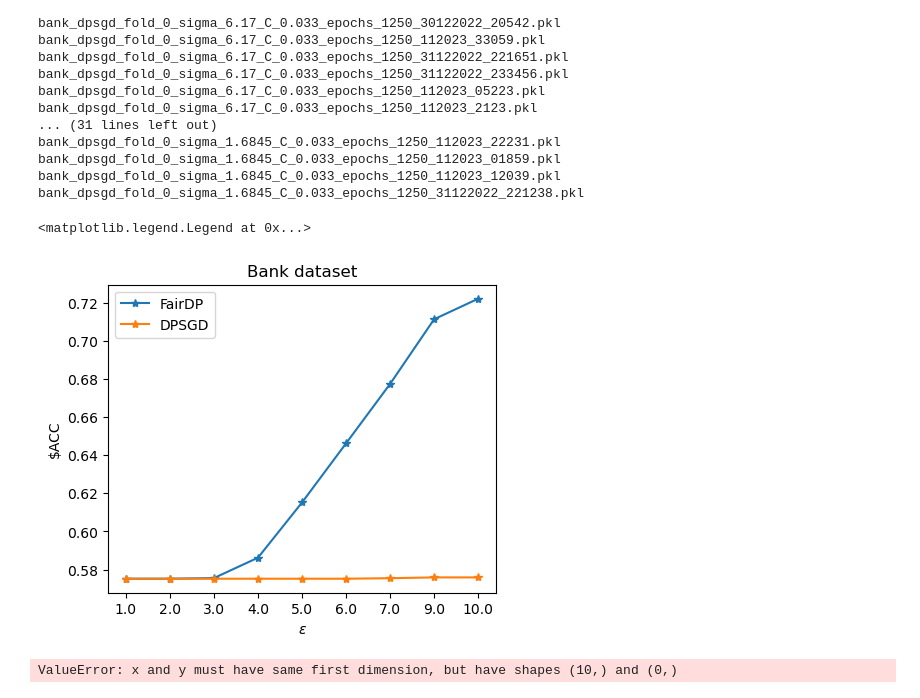
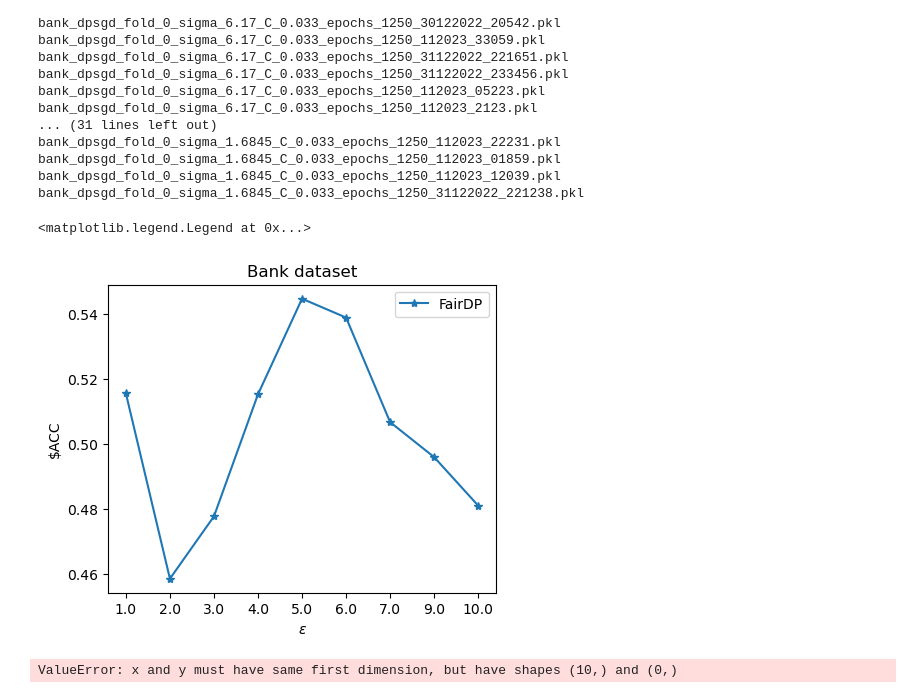
Before and after one commit to khangtran2020/FairDP, a Jupyter notebook: Error_Analysis.ipynb, the cells around one changed output. Saved outputs shown, nothing was run; the diff lists cells and outputs as text; code cells hidden in the pictures.

```diff
--- a/Error_Analysis.ipynb
+++ b/Error_Analysis.ipynb
@@ -1107,18 +1107,18 @@ plt.legend()
 noise_scale = [11.517, 6.17, 4.3384, 3.39365, 2.83, 2.44635, 2.1743, 1.8079, 1.6845]
 epsilon = [1.0, 2.0, 3.0, 4.0, 5.0, 6.0, 7.0, 9.0, 10.0]
 # %%
-performance_fairdp = []
-for ns in noise_scale:
+performance_func = []
+for eps in epsilon:
     num_file = 0
     test_acc = 0
     for i, file in enumerate(file_name):
-        if ('bank_' in file) and ('sigma_{}'.format(ns) in file) and ('fairdp_track' in file):
+        if ('bank_' in file) and ('eps_{}'.format(eps) in file) and ('submode_func' in file):
             # print(file)
             with open('{}{}'.format(file_path,file), 'rb') as f:
                 res = pickle.load(f)
                 test_acc += res['test_history_acc'][-1]
                 num_file += 1
-    performance_fairdp.append(test_acc/num_file)
+    performance_func.append(test_acc/num_file)
 
 performance_dpsgd = []
 for ns in noise_scale:
@@ -1177,19 +1177,18 @@ bank_dpsgd_fold_0_sigma_1.6845_C_0.033_epochs_1250_112023_01859.pkl
 bank_dpsgd_fold_0_sigma_1.6845_C_0.033_epochs_1250_112023_12039.pkl
 bank_dpsgd_fold_0_sigma_1.6845_C_0.033_epochs_1250_31122022_221238.pkl
 # %%
-plt.plot(range(len(epsilon)), performance_fairdp, '-*', label = 'FairDP')
-plt.plot(range(len(epsilon)), performance_dpsgd, '-*', label = 'DPSGD')
+plt.plot(range(len(epsilon)), performance_func, '-*', label = 'FairDP')
 # plt.plot(range(len(epsilon)), equal_odd, '-*', label = 'equal_odd')
 # plt.plot(range(len(epsilon)), dis_imp, '-*', label = 'dis_imp')
 # plt.plot(range(len(epsilon)), np.ones(len(epsilon))*0.964, '-o', label = 'no-DP')
 plt.ylabel(r'$ACC')
 plt.xlabel(r'$\epsilon$')
 plt.title('Bank dataset')
 plt.xticks(range(len(epsilon)), epsilon)
 plt.legend()
 # %% [output]
 <matplotlib.legend.Legend at 0x...>
-[figure, old version]
+[figure, new version]
 # %%
 plt.plot(range(len(epsilon)), performance, '-*', label = 'empirical results')
 # plt.plot(range(len(epsilon)), np.ones(len(epsilon))*0.964, '-o', label = 'no-DP')
```
Also changed, not shown: 1 other file.
